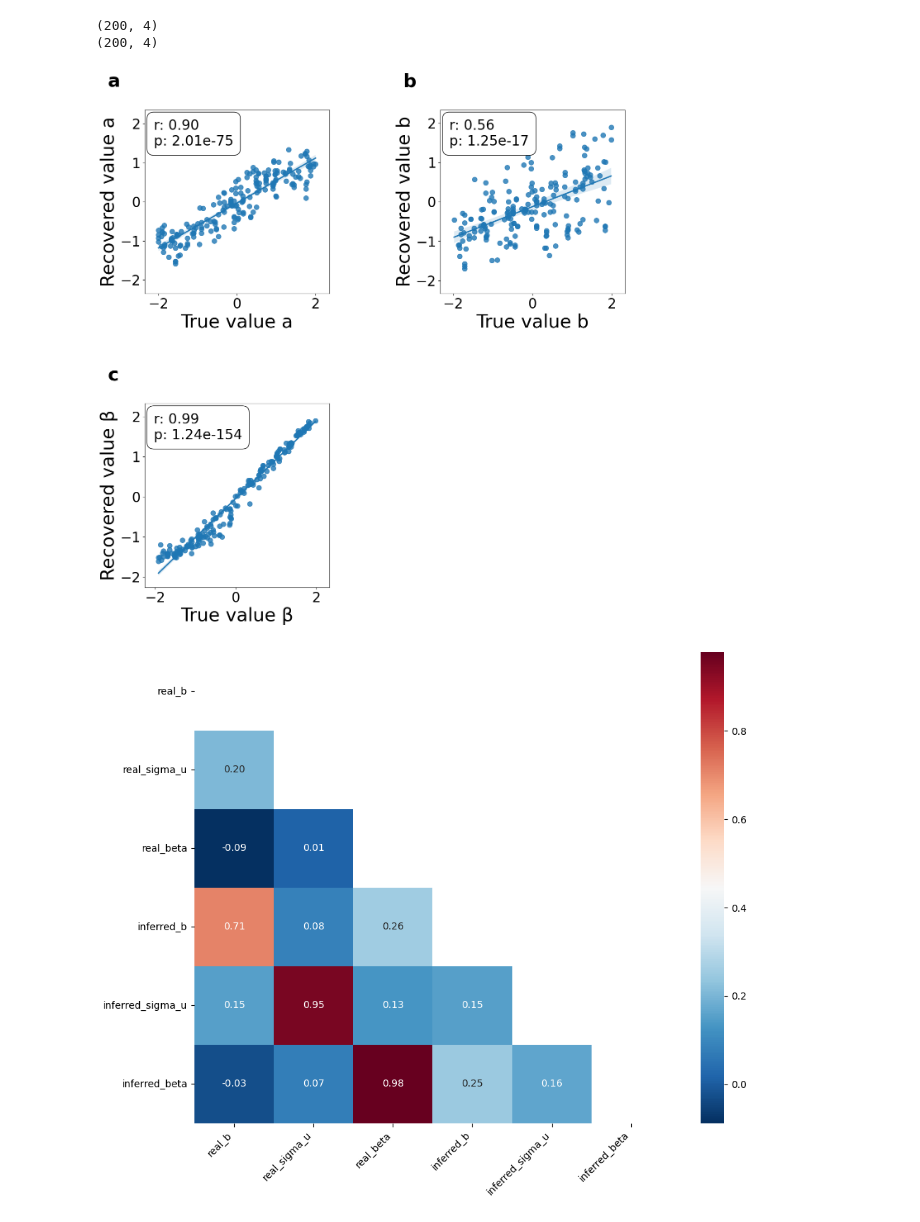
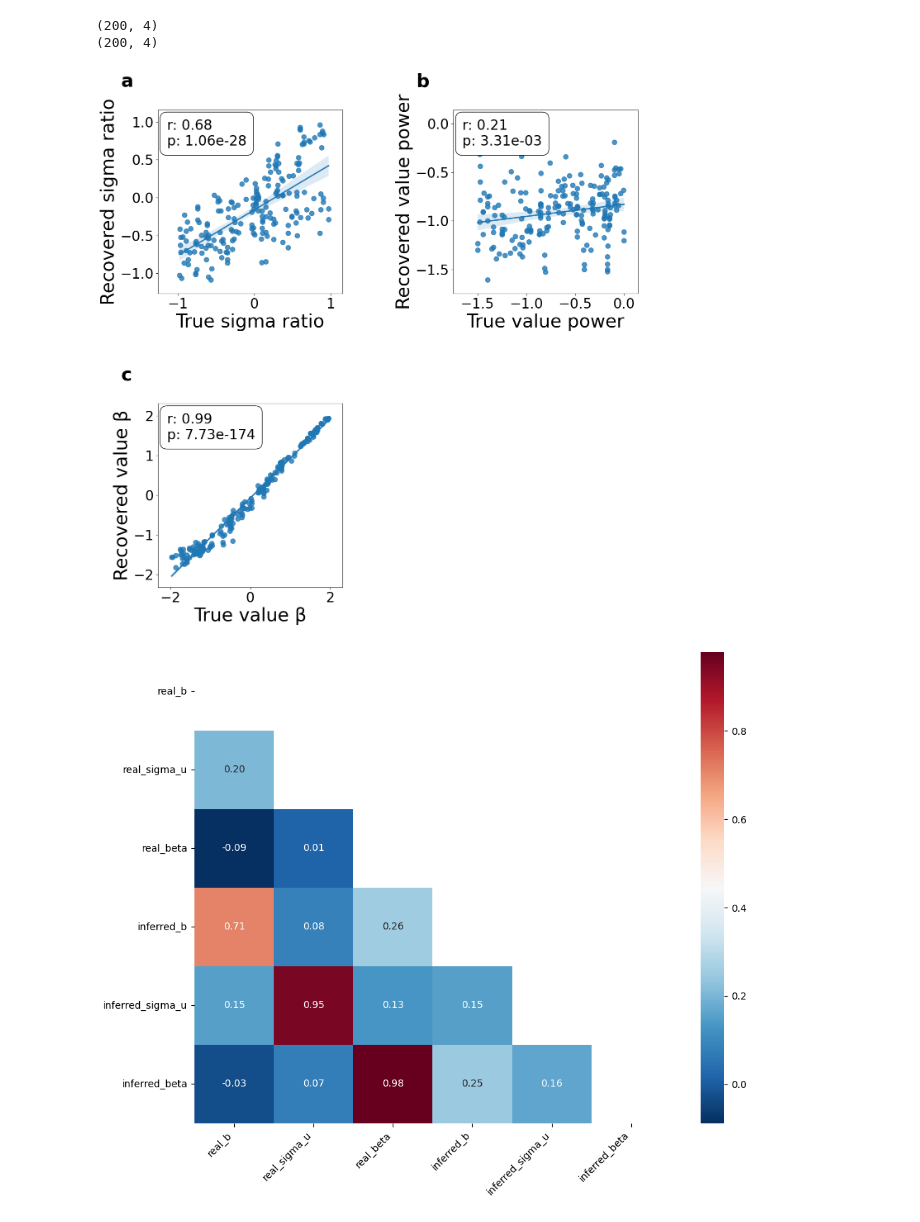
Before and after one commit to hhsherlock/Discounting, a Jupyter notebook: paper/parameter_recovery/parameter_recovery_analysis.ipynb, the cells around one changed output. Saved outputs shown, nothing was run; the diff lists cells and outputs as text; code cells hidden in the pictures.

Commit message:
parameter recovery two more models

```diff
--- a/paper/parameter_recovery/parameter_recovery_analysis.ipynb
+++ b/paper/parameter_recovery/parameter_recovery_analysis.ipynb
@@ -27,7 +27,7 @@ dict
         2.7454915, 2.608081 , 2.8575664, 3.4260364, 2.6462162, 3.71547  ],
        dtype=float32)}
 # %%
-with open('/home/yaning/Documents/Discounting/paper/results/parameter_recovery_log.pkl', 'rb') as f:
+with open('/home/yaning/Documents/Discounting/paper/results/parameter_recovery_power.pkl', 'rb') as f:
     pos_dict = pickle.load(f)
 # %%
 # get the real and inferred params from more agents
@@ -166,39 +166,39 @@ for i in range(len(real_list)):
 
     temp_ax.tick_params(axis='both', labelsize=tick_size)
     temp_ax.text(
         -0.2, 1.2, f"{chr(97 + i)}",  # 97 = 'a'
         transform=temp_ax.transAxes,
         fontsize=32, fontweight='bold',
         va='top', ha='left'
     )
 
 
-axes[0,0].set_xlabel("True value a", fontsize=label_size)
-axes[0,0].set_ylabel("Recovered value a", fontsize=label_size)
-axes[0,1].set_xlabel("True value b", fontsize=label_size)
-axes[0,1].set_ylabel("Recovered value b", fontsize=label_size)
+axes[0,0].set_xlabel("True sigma ratio", fontsize=label_size)
+axes[0,0].set_ylabel("Recovered sigma ratio", fontsize=label_size)
+axes[0,1].set_xlabel("True value power", fontsize=label_size)
+axes[0,1].set_ylabel("Recovered value power", fontsize=label_size)
 axes[1,0].set_xlabel("True value β", fontsize=label_size)
 axes[1,0].set_ylabel("Recovered value β", fontsize=label_size)
 axes[1,1].set_xlabel("True value β", fontsize=label_size)
 axes[1,1].set_ylabel("Recovered value β", fontsize=label_size)
 
 # axes[0,0].set_xlabel("True value a", fontsize=label_size)
 # axes[0,0].set_ylabel("Recovered value a", fontsize=label_size)
 # axes[0,1].set_xlabel("True value β", fontsize=label_size)
 # axes[0,1].set_ylabel("Recovered value β", fontsize=label_size)
 # axes[1,0].set_xlabel("True value β", fontsize=label_size)
 # axes[1,0].set_ylabel("Recovered value β", fontsize=label_size)
 
 # axes[1,0].set_visible(False)
 axes[1,1].set_visible(False)
 plt.subplots_adjust(wspace=0.6)
 plt.subplots_adjust(hspace=0.6)
 
-plt.savefig("/home/yaning/Documents/Discounting/paper/results/pr_log.png", dpi=300)
+plt.savefig("/home/yaning/Documents/Discounting/paper/results/pr_power_2.png", dpi=300)
 plt.show()
 plt.close()
 # %% [output]
-[figure, old version]
+[figure, new version]
 # %%
 # -----------------------------correlation--------------------------------------
 corr = df.corr()
```
Also changed, not shown: 11 other files.
